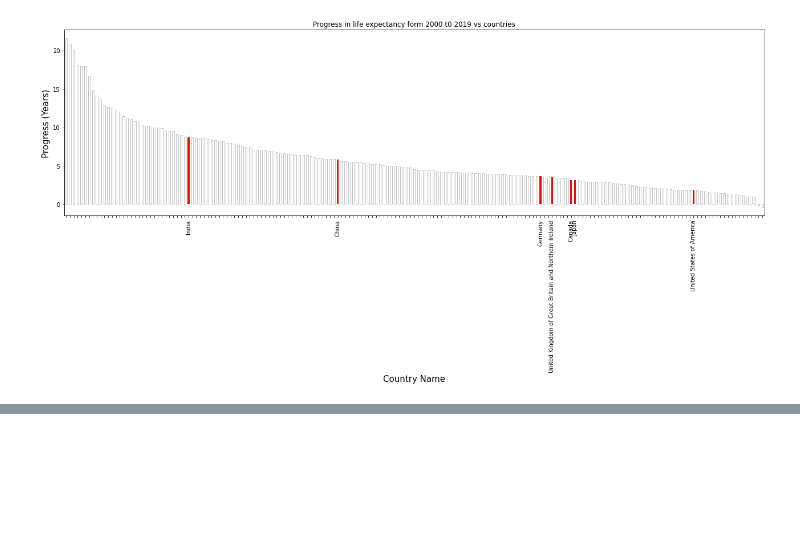
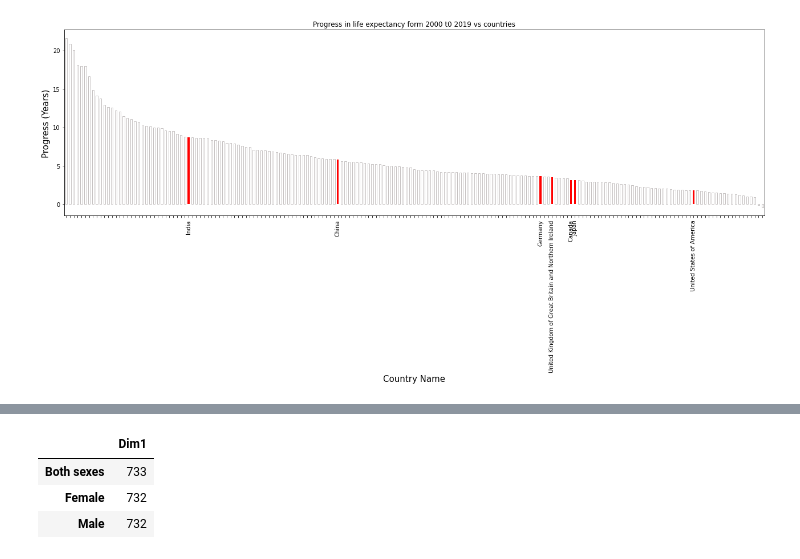
Before and after one commit to digipodium/life-Expectancy-analysis, a Jupyter notebook: visualization.ipynb, the cells around one changed output, grey strips where cells are left out. Saved outputs shown, nothing was run; the diff lists cells and outputs as text; code cells hidden in the pictures; blank space fills up the shorter version.

```diff
--- a/visualization.ipynb
+++ b/visualization.ipynb
@@ -215,0 +238,7 @@ for ticks in ax_1.xaxis.get_major_ticks():
+# %%
+df_gender
+# %% [output]
+|  | Dim1 |
+| Both sexes | 733 |
+| Female | 732 |
+| Male | 732 |
```
Also changed, not shown: parts of 6 cells of this notebook, 2 other files.
